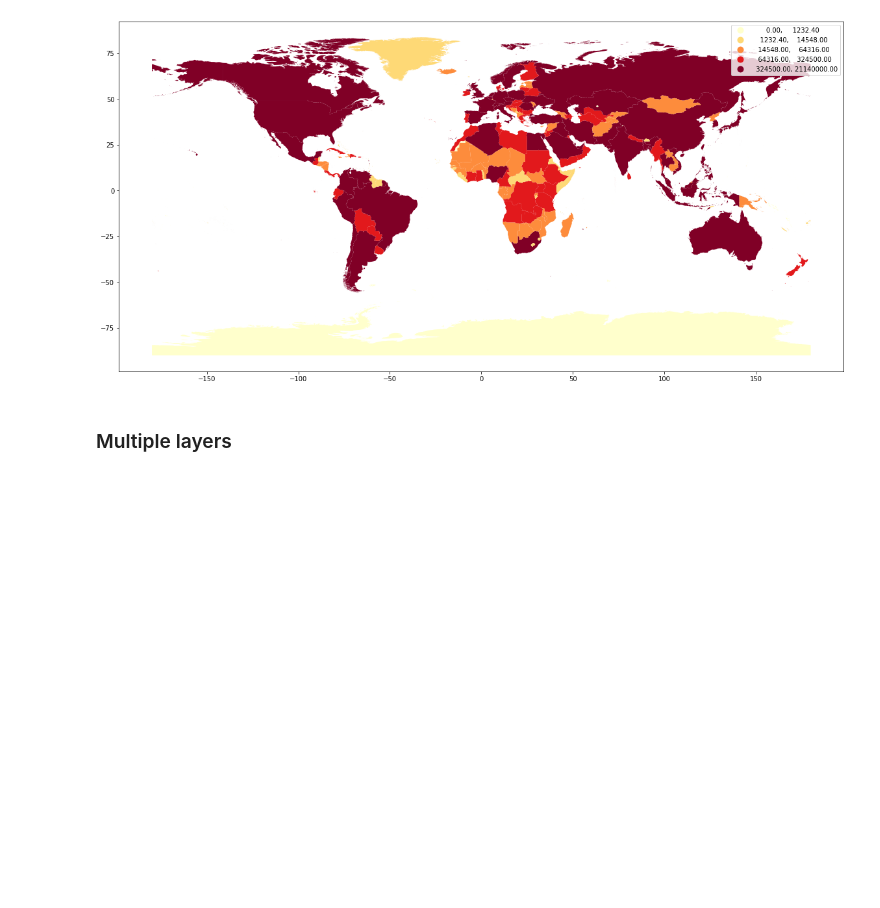
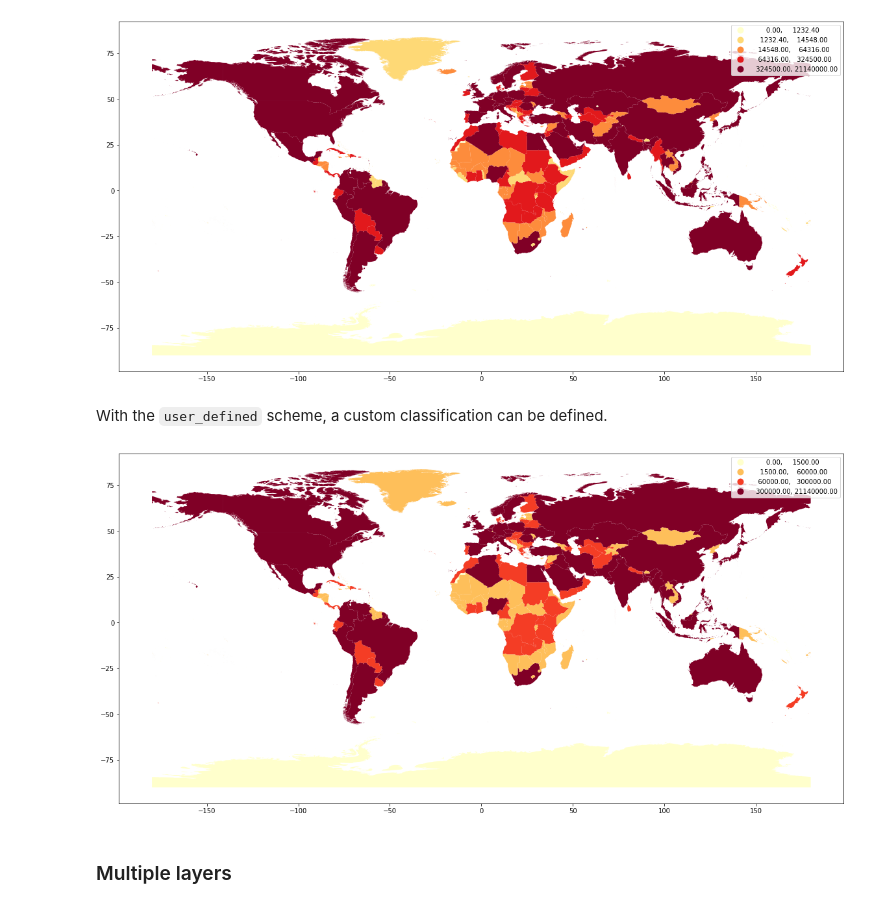
Before and after one commit to mcserep/spatial-algorithms, a Jupyter notebook: book/11_spatial_vector.ipynb, the cells around one changed output. Saved outputs shown, nothing was run; the diff lists cells and outputs as text; code cells hidden in the pictures; blank space fills up the shorter version.

```diff
--- a/book/11_spatial_vector.ipynb
+++ b/book/11_spatial_vector.ipynb
@@ -519,6 +532,14 @@ countries_gdf.plot(column='GDP_MD_EST', legend=True, cmap='YlOrRd', figsize=[20,
 plt.show()
 # %% [output]
 [figure]
+# %% [markdown]
+With the `user_defined` scheme, a custom classification can be defined.
+# %%
+countries_gdf.plot(column='GDP_MD_EST', legend=True, cmap='YlOrRd', figsize=[20,10],
+                   scheme='user_defined', classification_kwds={'bins':[1500, 60000, 300000]})
+plt.show()
+# %% [output]
+[figure, added]
 # %% [markdown]
 ### Multiple layers
 # %% [markdown]
```
Also changed, not shown: parts of 12 cells of this notebook, 27 other files.
